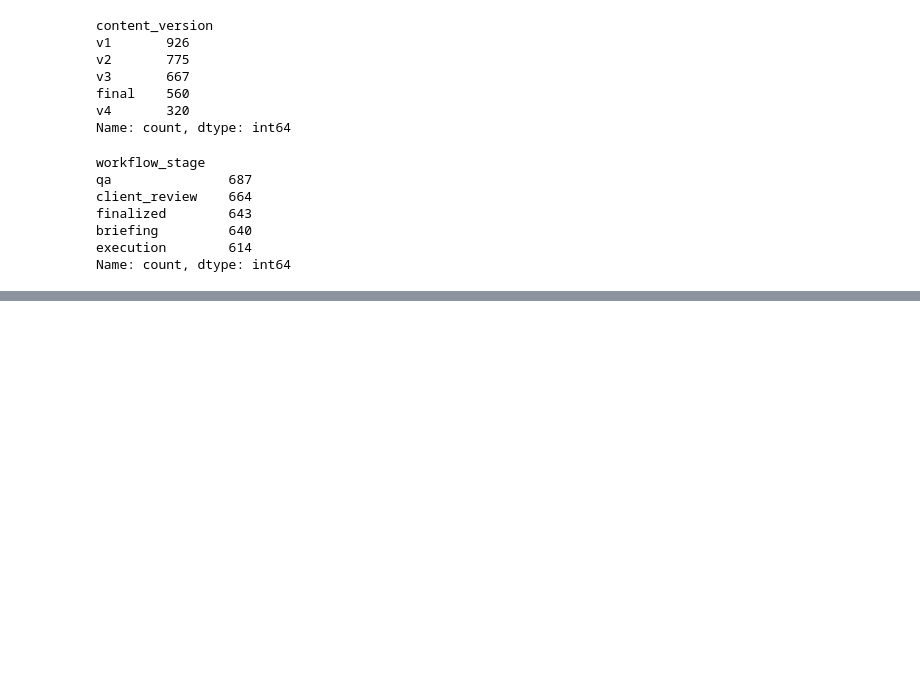
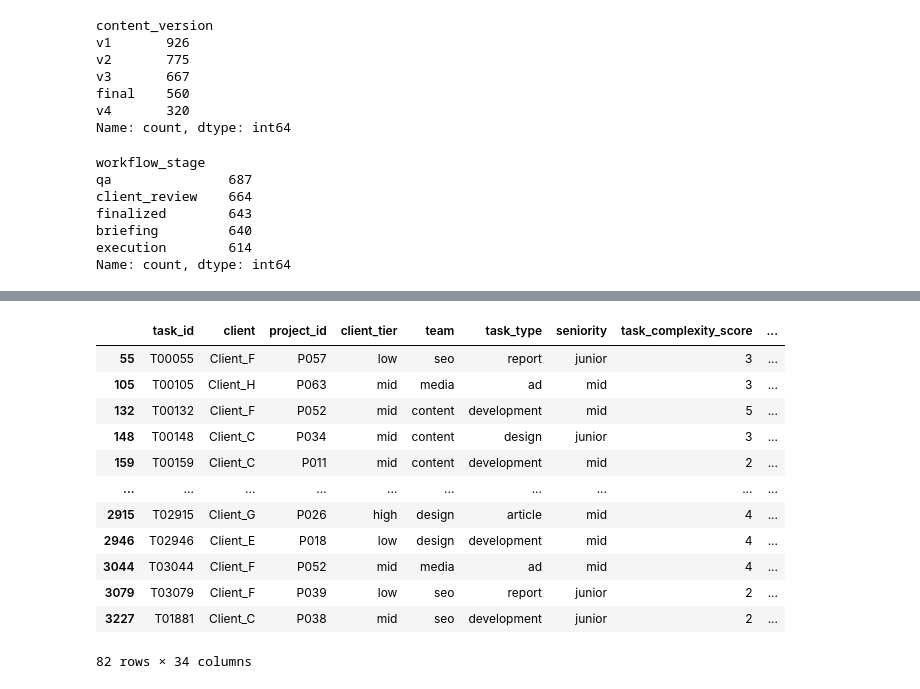
Before and after one commit to Cam-crt/FCM-Data-Alchemist, a Jupyter notebook: src/main.ipynb, the cells around one changed output, grey strips where cells are left out. Drawn from its saved outputs; the diff is of its cells as text; code cells hidden in the pictures; blank space fills up the shorter version.

```diff
--- a/src/main.ipynb
+++ b/src/main.ipynb
@@ -229,0 +487,3 @@ Name: count, dtype: int64
+# %%
+# I can inpute sla_days missings with the median since the missings are completely at random
+raw_df["sla_days"] = raw_df["sla_days"].fillna(raw_df["sla_days"].median())
@@ -229,0 +530,16 @@ Name: count, dtype: int64
+# %%
+raw_df[raw_df["billable_hours"].isna()]
+# %% [output]
+|  | task_id | client | project_id | client_tier | team | task_type | seniority | task_complexity_score | ... |
+| 55 | T00055 | Client_F | P057 | low | seo | report | junior | 3 | ... |
+| 105 | T00105 | Client_H | P063 | mid | media | ad | mid | 3 | ... |
+| 132 | T00132 | Client_F | P052 | mid | content | development | mid | 5 | ... |
+| 148 | T00148 | Client_C | P034 | mid | content | design | junior | 3 | ... |
+| 159 | T00159 | Client_C | P011 | mid | content | development | mid | 2 | ... |
+| ... | ... | ... | ... | ... | ... | ... | ... | ... | ... |
+| 2915 | T02915 | Client_G | P026 | high | design | article | mid | 4 | ... |
+| 2946 | T02946 | Client_E | P018 | low | design | development | mid | 4 | ... |
+| 3044 | T03044 | Client_F | P052 | mid | media | ad | mid | 4 | ... |
+| 3079 | T03079 | Client_F | P039 | low | seo | report | junior | 2 | ... |
+| 3227 | T01881 | Client_C | P038 | mid | seo | development | junior | 2 | ... |
+82 rows × 34 columns
```
Also changed, not shown: parts of 53 cells of this notebook.
